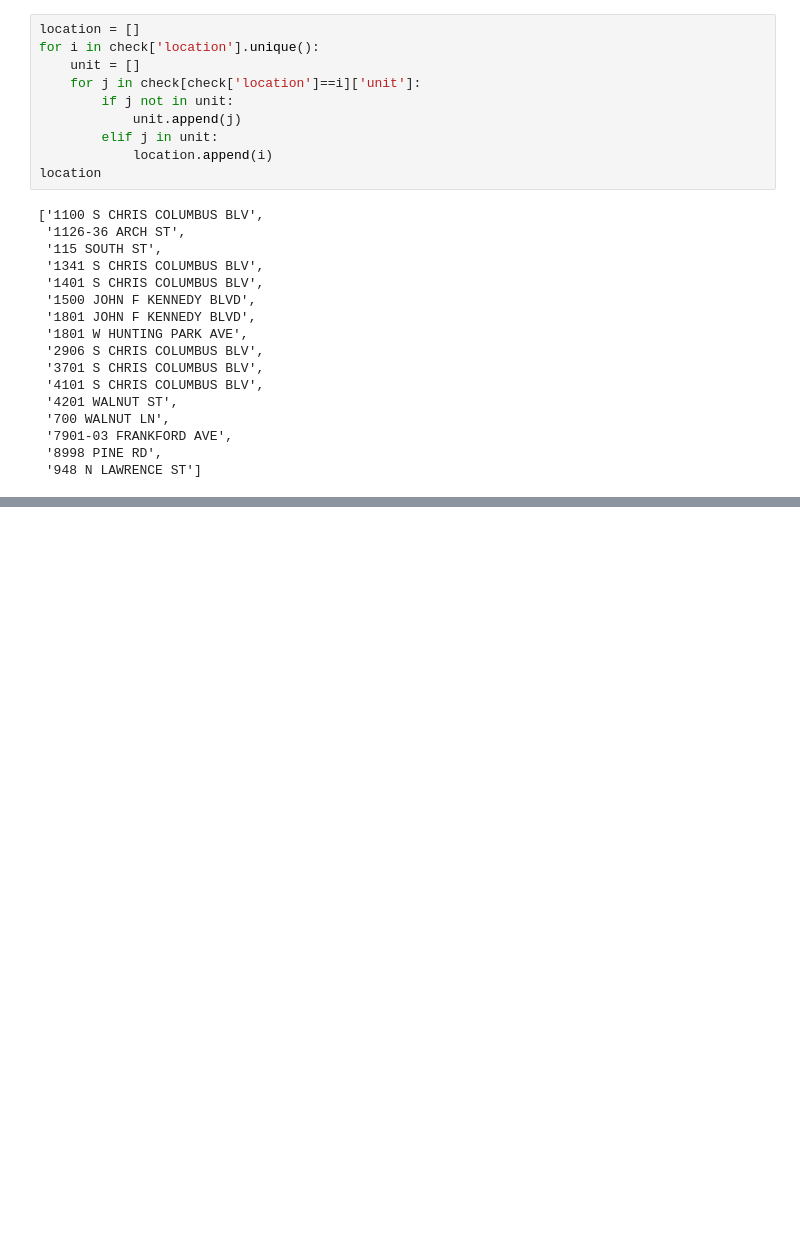
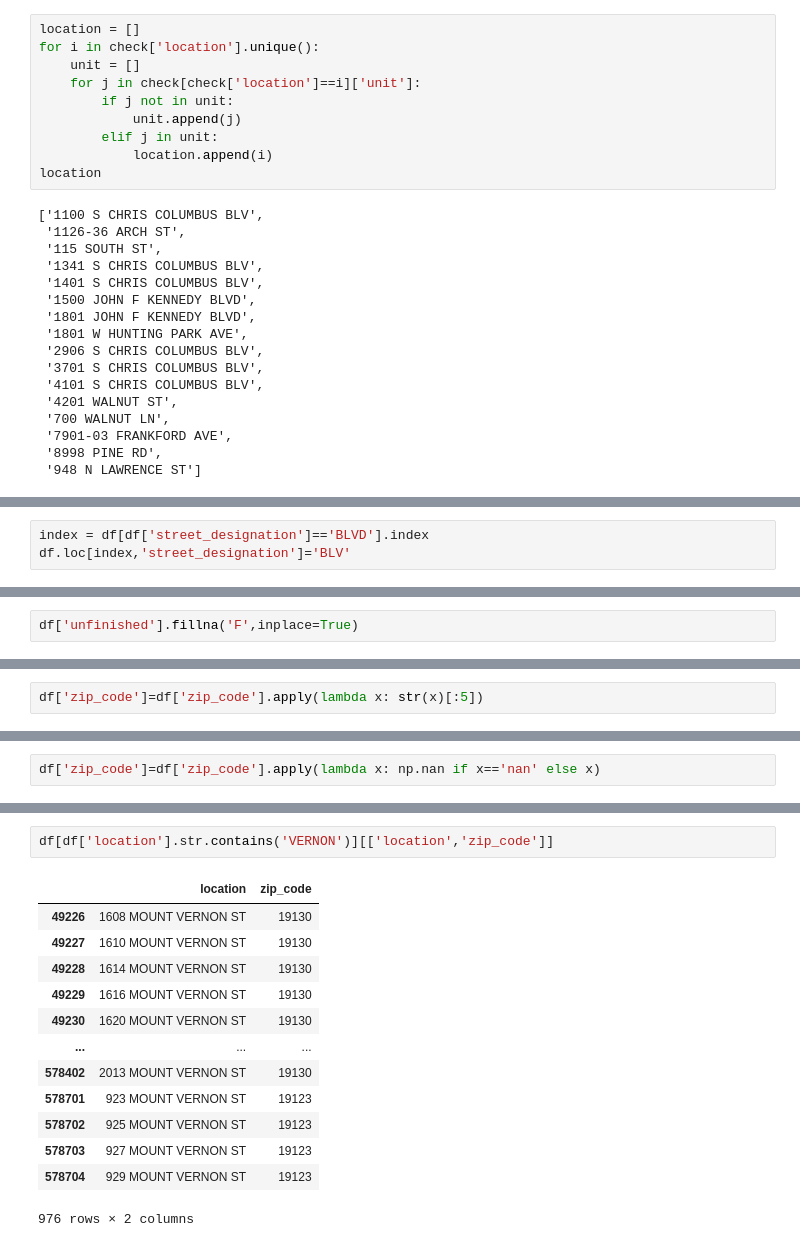
Before and after one commit to AP58PRAD/Philadelphia-House-Pricing, a Jupyter notebook: Data Cleaning.ipynb, the cells around one changed output, grey strips where cells are left out. Cells and saved outputs as stored; diff of their text form; blank space fills up the shorter version.

```diff
--- a/Data Cleaning.ipynb
+++ b/Data Cleaning.ipynb
@@ -493,0 +616,3 @@ location
+# %%
+index = df[df['street_designation']=='BLVD'].index
+df.loc[index,'street_designation']='BLV'
@@ -493,0 +632,2 @@ location
+# %%
+df['unfinished'].fillna('F',inplace=True)
@@ -493,0 +648,2 @@ location
+# %%
+df['zip_code']=df['zip_code'].apply(lambda x: str(x)[:5])
@@ -493,0 +689,2 @@ location
+# %%
+df['zip_code']=df['zip_code'].apply(lambda x: np.nan if x=='nan' else x)
@@ -493,0 +710,16 @@ location
+# %%
+df[df['location'].str.contains('VERNON')][['location','zip_code']]
+# %% [output]
+|  | location | zip_code |
+| 49226 | 1608 MOUNT VERNON ST | 19130 |
+| 49227 | 1610 MOUNT VERNON ST | 19130 |
+| 49228 | 1614 MOUNT VERNON ST | 19130 |
+| 49229 | 1616 MOUNT VERNON ST | 19130 |
+| 49230 | 1620 MOUNT VERNON ST | 19130 |
+| ... | ... | ... |
+| 578402 | 2013 MOUNT VERNON ST | 19130 |
+| 578701 | 923 MOUNT VERNON ST | 19123 |
+| 578702 | 925 MOUNT VERNON ST | 19123 |
+| 578703 | 927 MOUNT VERNON ST | 19123 |
+| 578704 | 929 MOUNT VERNON ST | 19123 |
+976 rows × 2 columns
```
Also changed, not shown: parts of 47 cells of this notebook.
